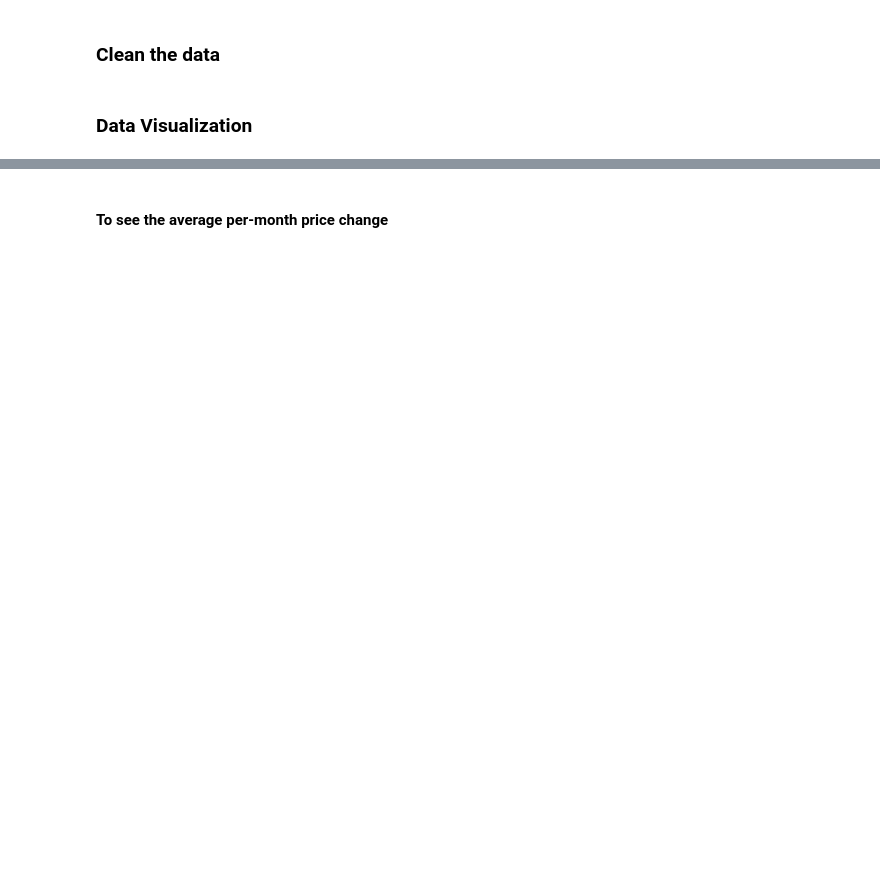
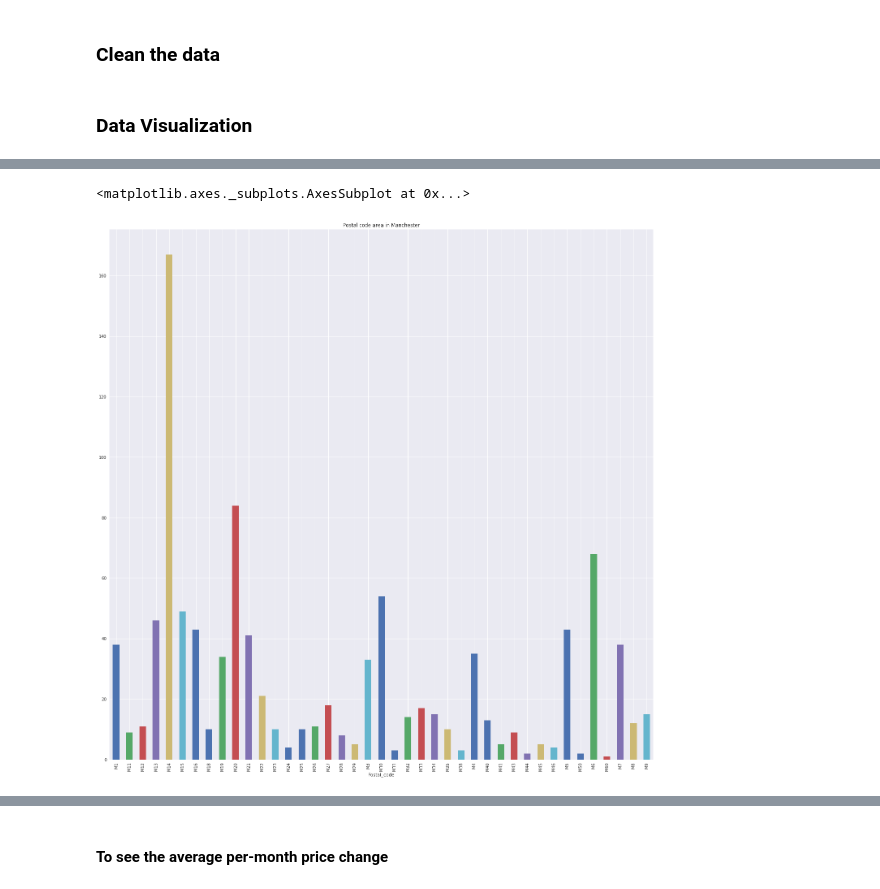
Before and after one commit to lijingxi96/Project, a Jupyter notebook: Group_project.ipynb, the cells around one changed output, grey strips where cells are left out. Saved outputs shown, nothing was run; the diff lists cells and outputs as text; code cells hidden in the pictures; blank space fills up the shorter version.

```diff
--- a/Group_project.ipynb
+++ b/Group_project.ipynb
@@ -1316,0 +1332,5 @@ ImportError: matplotlib is required for plotting.
+# %%
+postal_size.plot(kind='bar', title='Postal code area in Manchester', figsize=(24,24))
+# %% [output]
+<matplotlib.axes._subplots.AxesSubplot at 0x...>
+[figure, added]
```
Also changed, not shown: parts of 32 cells of this notebook.
